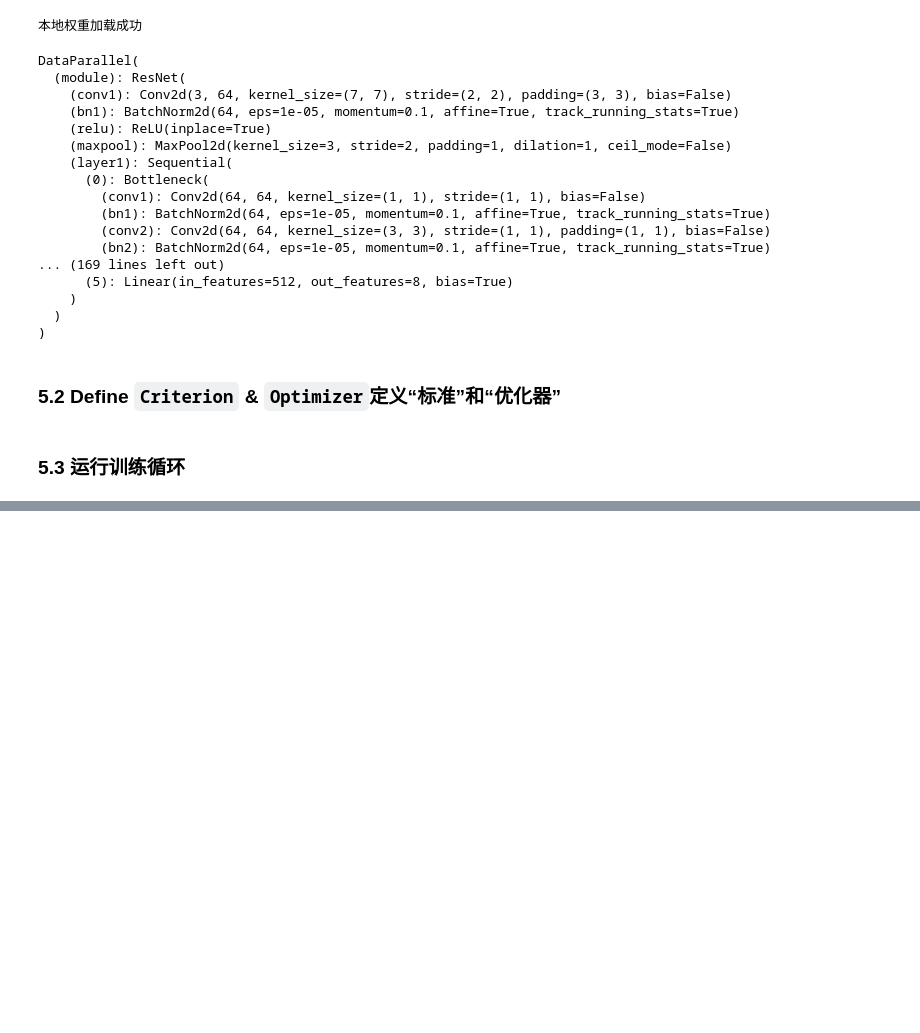
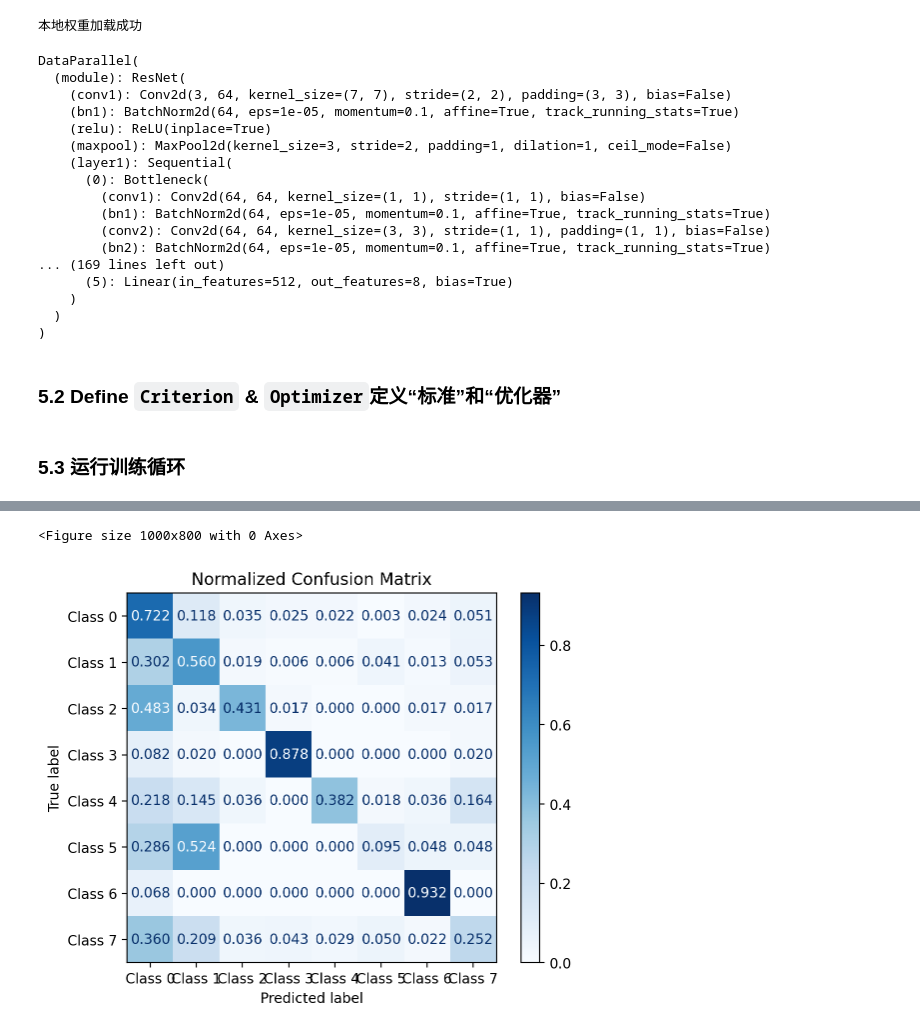
Before and after one commit to nullsyc/syc, a Jupyter notebook: ocular-disease-recognition-model-training.ipynb, the cells around one changed output, grey strips where cells are left out. Drawn from its saved outputs; the diff is of its cells as text; code cells hidden in the pictures; blank space fills up the shorter version.

Commit message:
Kaggle Notebook | Ocular Disease Recognition - Model Training | Version 9

```diff
--- a/ocular-disease-recognition-model-training.ipynb
+++ b/ocular-disease-recognition-model-training.ipynb
@@ -906,0 +909,73 @@ plt.show()
+# %%
+# 在测试集上评估模型并收集预测结果
+resnet_model.eval()
+
+all_preds = []
+all_labels = []
+all_probs = []
+
+with torch.no_grad():
+    for sample in tqdm(test_loader, desc='Evaluating'):
+        X = sample['image'].to(device, dtype=torch.float)
+        y = sample['labels'].to(device, dtype=torch.float)
+
+        # 获取真实标签（转换为类别索引）
+        y_true = torch.argmax(y, dim=1)
+
+        # 前向传播
+        outputs = resnet_model(X.view(-1, 3, 512, 512))
+        probs = torch.softmax(outputs, dim=1)
+        preds = torch.argmax(probs, dim=1)
+
+        # 保存结果到CPU
+        all_probs.append(probs.cpu().numpy())
+        all_labels.append(y_true.cpu().numpy())
+        all_preds.append(preds.cpu().numpy())
+
+# 合并所有批次结果
+all_probs = np.concatenate(all_probs)
+all_preds = np.concatenate(all_preds)
+all_labels = np.concatenate(all_labels)
+
+# 计算各项指标
+from sklearn.metrics import (
+    accuracy_score,
+    precision_score,
+    recall_score,
+    f1_score,
+    roc_auc_score,
+    cohen_kappa_score
+)
+
+acc = accuracy_score(all_labels, all_preds)
+precision = precision_score(all_labels, all_preds, average='macro')
+recall = recall_score(all_labels, all_preds, average='macro')
+f1 = f1_score(all_labels, all_preds, average='macro')
+auc = roc_auc_score(all_labels, all_probs, multi_class='ovr', average='macro')
+kappa = cohen_kappa_score(all_labels, all_preds)
+
+# 打印格式化结果
+print(f'Model Performance Metrics:')
+print(f'Accuracy:  {acc:.4f}')
+print(f'Precision: {precision:.4f}')
+print(f'Recall:    {recall:.4f}')
+print(f'F1-score:  {f1:.4f}')
+print(f'AUC:       {auc:.4f}')
+print(f'Kappa:     {kappa:.4f}')
+
+# 可选：绘制混淆矩阵
+import matplotlib.pyplot as plt
+from sklearn.metrics import ConfusionMatrixDisplay
+
+plt.figure(figsize=(10, 8))
+ConfusionMatrixDisplay.from_predictions(
+    all_labels,
+    all_preds,
+    cmap='Blues',
+    normalize='true',
+    display_labels=[f'Class {i}' for i in range(8)],
+    values_format=".3f"  # 新增这个参数
+)
+plt.title('Normalized Confusion Matrix')
+plt.show()
+# %% [output]
@@ -906,0 +989,2 @@ plt.show()
+<Figure size 1000x800 with 0 Axes>
+[figure, added]
```
Also changed, not shown: parts of 10 cells of this notebook.
